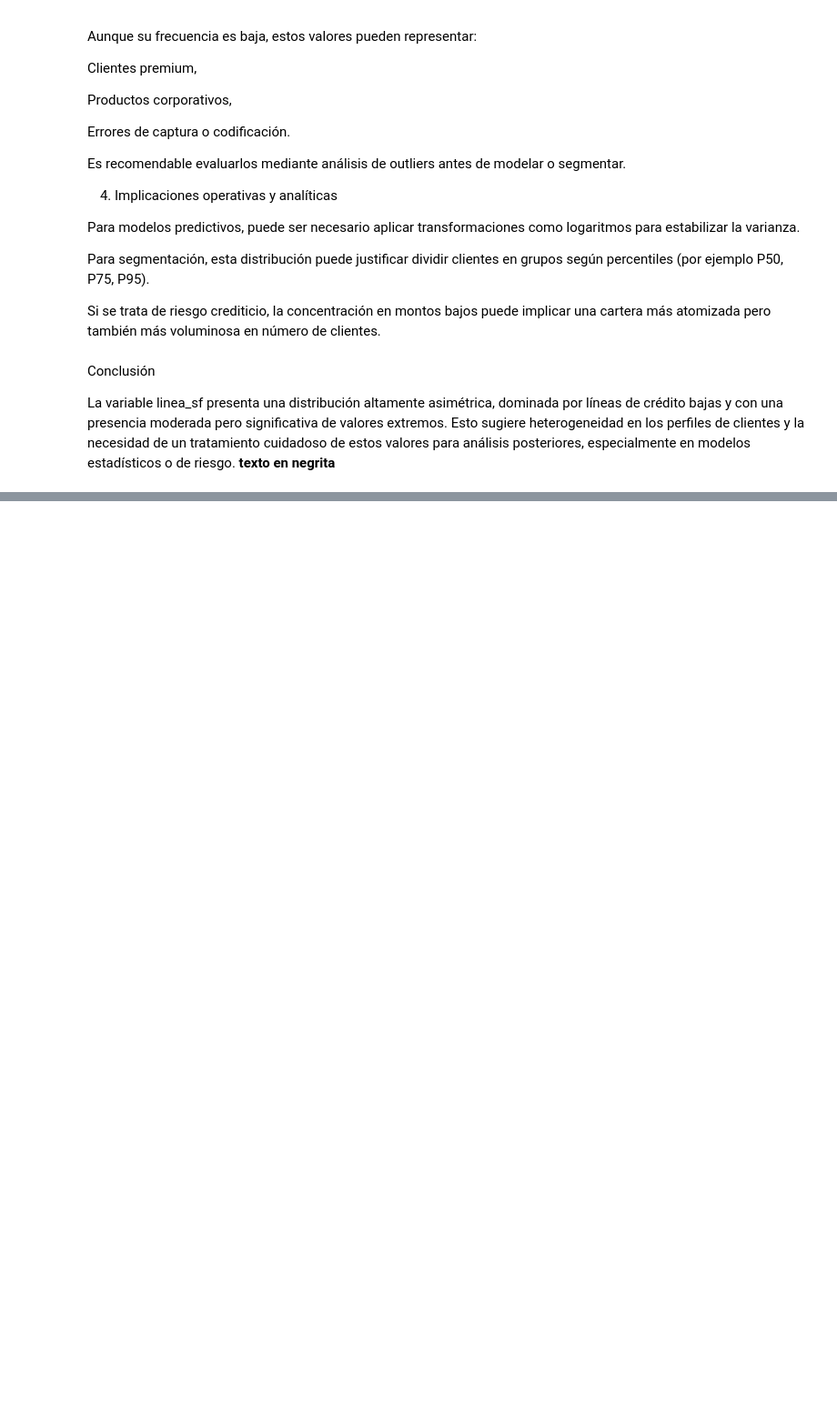
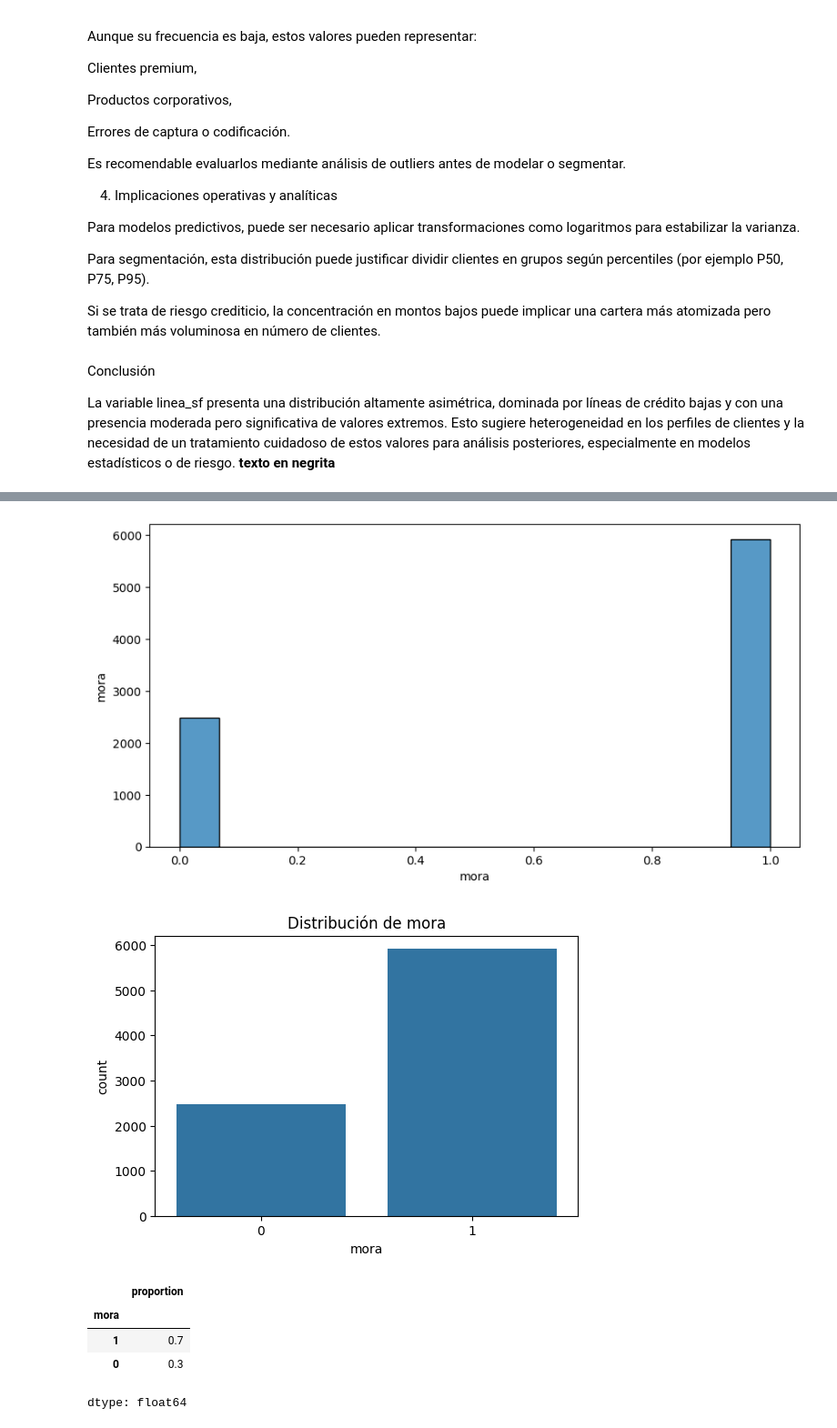
Before and after one commit to e46537303-ui/Finanzas-Proyecto1, a Jupyter notebook: Análisis_de_Riesgo_Crediticio_en_el_Sector_Financiero.ipynb, the cells around one changed output, grey strips where cells are left out. Shown at 91% size. Cells and saved outputs as stored; diff of their text form; code cells hidden in the pictures; blank space fills up the shorter version.

```diff
--- a/Análisis_de_Riesgo_Crediticio_en_el_Sector_Financiero.ipynb
+++ b/Análisis_de_Riesgo_Crediticio_en_el_Sector_Financiero.ipynb
@@ -235,0 +243,24 @@ df.boxplot(column=["edad","ingreso","deuda_sf","linea_sf","score"], figsize=(10,
+# %%
+import seaborn as sns
+import matplotlib.pyplot as plt
+
+plt.figure(figsize=(10,5))
+sns.histplot(x=df['mora'])
+plt.ylabel('mora')
+
+plt.figure(figsize=(6,4))
+sns.countplot(x=df['mora'])
+plt.xlabel('mora')
+plt.ylabel('count')
+plt.title('Distribución de mora')
+plt.show()
+
+df['mora'].value_counts(normalize=True).round(2)
+# %% [output]
+[figure, added]
+[figure, added]
+|  | proportion |
+| mora |  |
+| 1 | 0.7 |
+| 0 | 0.3 |
+dtype: float64
```
Also changed, not shown: parts of 12 cells of this notebook.
